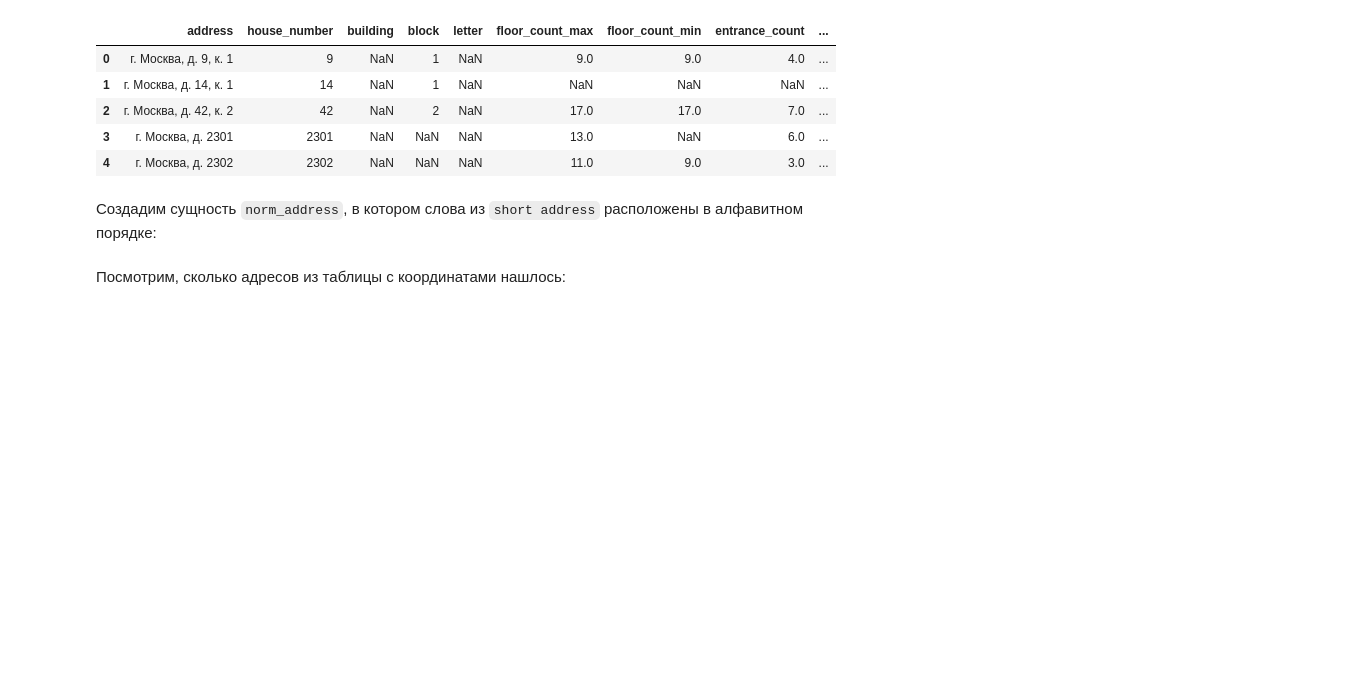
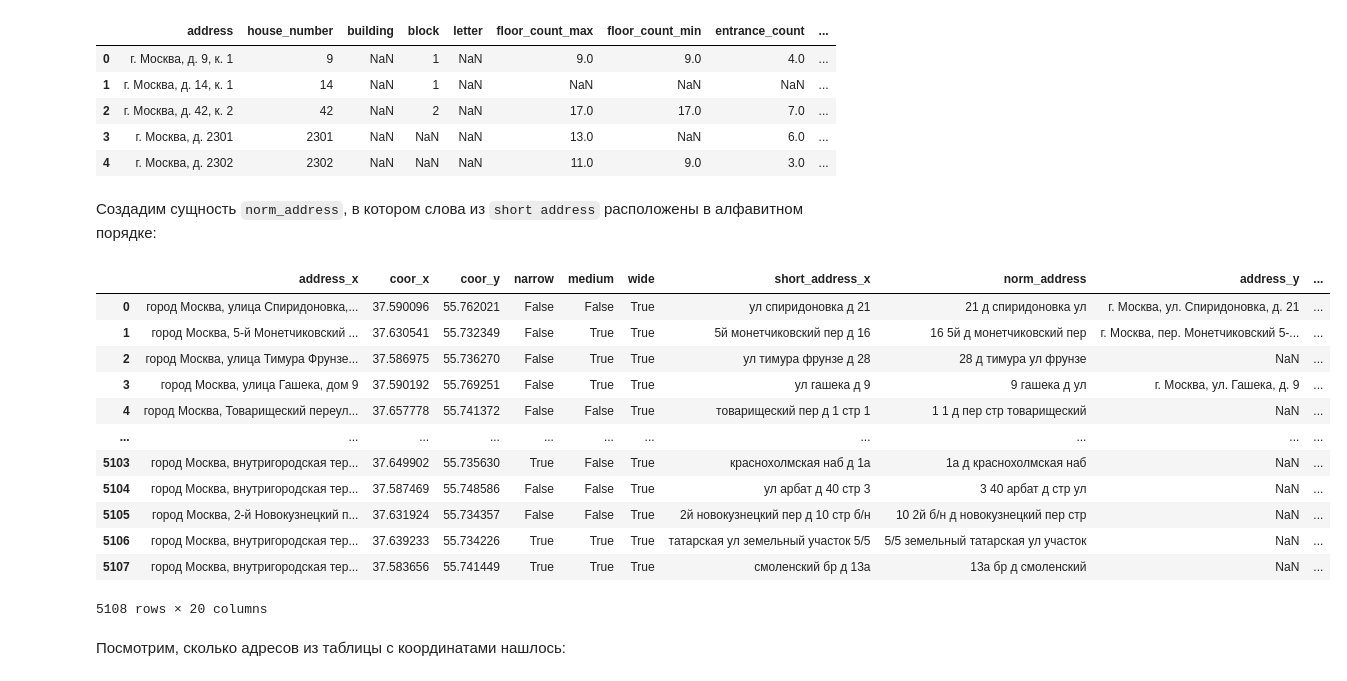
Before and after one commit to SvyatSheypak/city_for_people, a Jupyter notebook: garden_ring_houses/houses_in_polygons.ipynb, the cells around one changed output. Saved outputs shown, nothing was run; the diff lists cells and outputs as text; code cells hidden in the pictures; blank space fills up the shorter version.

```diff
--- a/garden_ring_houses/houses_in_polygons.ipynb
+++ b/garden_ring_houses/houses_in_polygons.ipynb
@@ -196,5 +229,9 @@ plt.show()
+# %%
+coords_sub_db["narrow"] = inside_polygon[0]
+coords_sub_db["medium"] = inside_polygon[1]
+coords_sub_db["wide"] = inside_polygon[2]
 # %%
-garden_ring_db = coords_sub_db[between_polys]
+garden_ring_db = coords_sub_db[coords_sub_db["wide"]]
 # %%
 print(garden_ring_db.shape)
 garden_ring_db.sample(10)
@@ -379,6 +413,29 @@ house_descr_db.head()
 # %%
 garden_ring_db["norm_address"] = garden_ring_db.short_address.apply(norm_address)
 house_descr_db["norm_address"] = house_descr_db.short_address.apply(norm_address)
+# %%
+joined_db = pd.merge(
+    garden_ring_db,
+    house_descr_db,
+    how="left",
+    on="norm_address"
+)
+# %%
+joined_db
+# %% [output]
+|  | address_x | coor_x | coor_y | narrow | medium | wide | short_address_x | norm_address | address_y | ... |
+| 0 | город Москва, улица Спиридоновка,... | 37.590096 | 55.762021 | False | False | True | ул спиридоновка д 21 | 21 д спиридоновка ул | г. Москва, ул. Спиридоновка, д. 21 | ... |
+| 1 | город Москва, 5-й Монетчиковский ... | 37.630541 | 55.732349 | False | True | True | 5й монетчиковский пер д 16 | 16 5й д монетчиковский пер | г. Москва, пер. Монетчиковский 5-... | ... |
+| 2 | город Москва, улица Тимура Фрунзе... | 37.586975 | 55.736270 | False | True | True | ул тимура фрунзе д 28 | 28 д тимура ул фрунзе | NaN | ... |
+| 3 | город Москва, улица Гашека, дом 9 | 37.590192 | 55.769251 | False | True | True | ул гашека д 9 | 9 гашека д ул | г. Москва, ул. Гашека, д. 9 | ... |
+| 4 | город Москва, Товарищеский переул... | 37.657778 | 55.741372 | False | False | True | товарищеский пер д 1 стр 1 | 1 1 д пер стр товарищеский | NaN | ... |
+| ... | ... | ... | ... | ... | ... | ... | ... | ... | ... | ... |
+| 5103 | город Москва, внутригородская тер... | 37.649902 | 55.735630 | True | False | True | краснохолмская наб д 1а | 1а д краснохолмская наб | NaN | ... |
+| 5104 | город Москва, внутригородская тер... | 37.587469 | 55.748586 | False | False | True | ул арбат д 40 стр 3 | 3 40 арбат д стр ул | NaN | ... |
+| 5105 | город Москва, 2-й Новокузнецкий п... | 37.631924 | 55.734357 | False | False | True | 2й новокузнецкий пер д 10 стр б/н | 10 2й б/н д новокузнецкий пер стр | NaN | ... |
+| 5106 | город Москва, внутригородская тер... | 37.639233 | 55.734226 | True | True | True | татарская ул земельный участок 5/5 | 5/5 земельный татарская ул участок | NaN | ... |
+| 5107 | город Москва, внутригородская тер... | 37.583656 | 55.741449 | True | True | True | смоленский бр д 13а | 13а бр д смоленский | NaN | ... |
+5108 rows × 20 columns
 # %%
 shorts_garden = set(garden_ring_db["short_address"].values)
 norms_garden = set(garden_ring_db["norm_address"].values)
```
Also changed, not shown: parts of 28 cells of this notebook.
